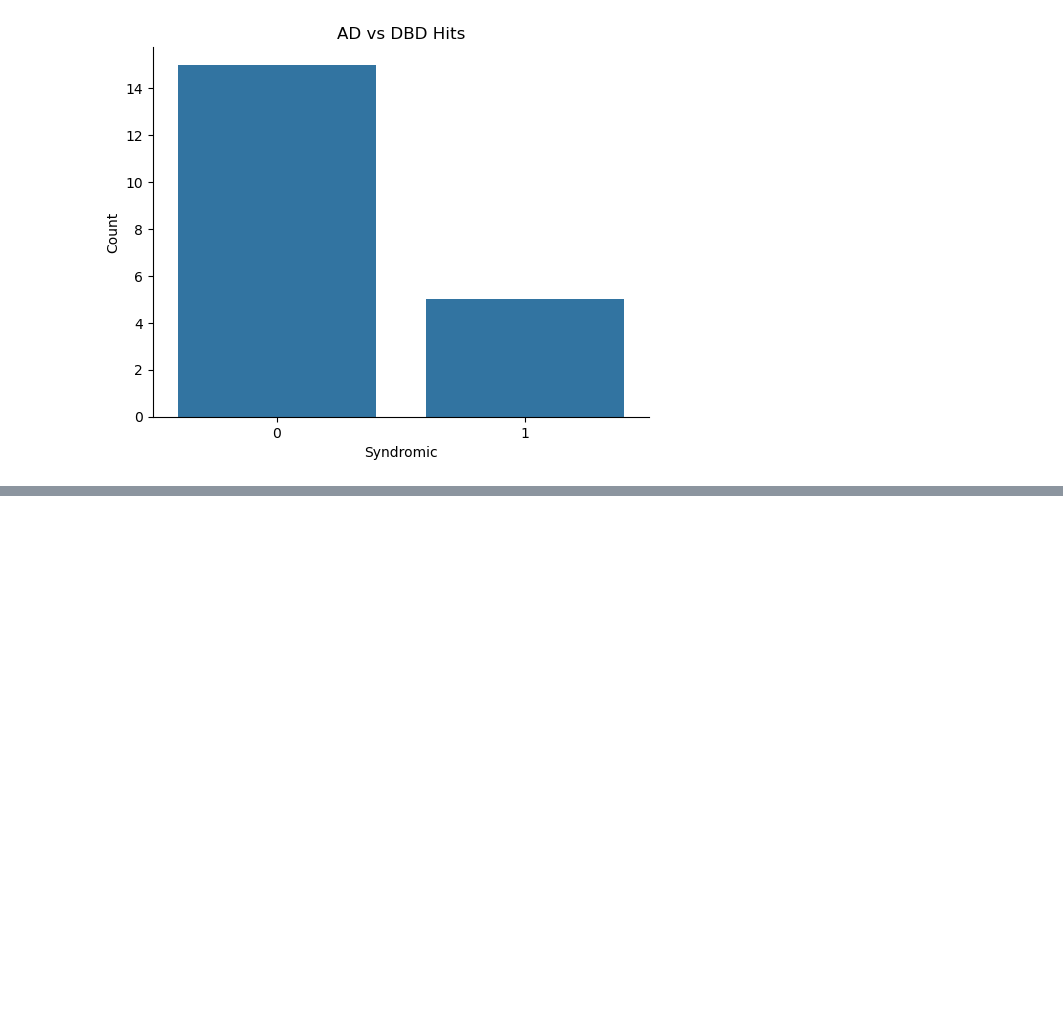
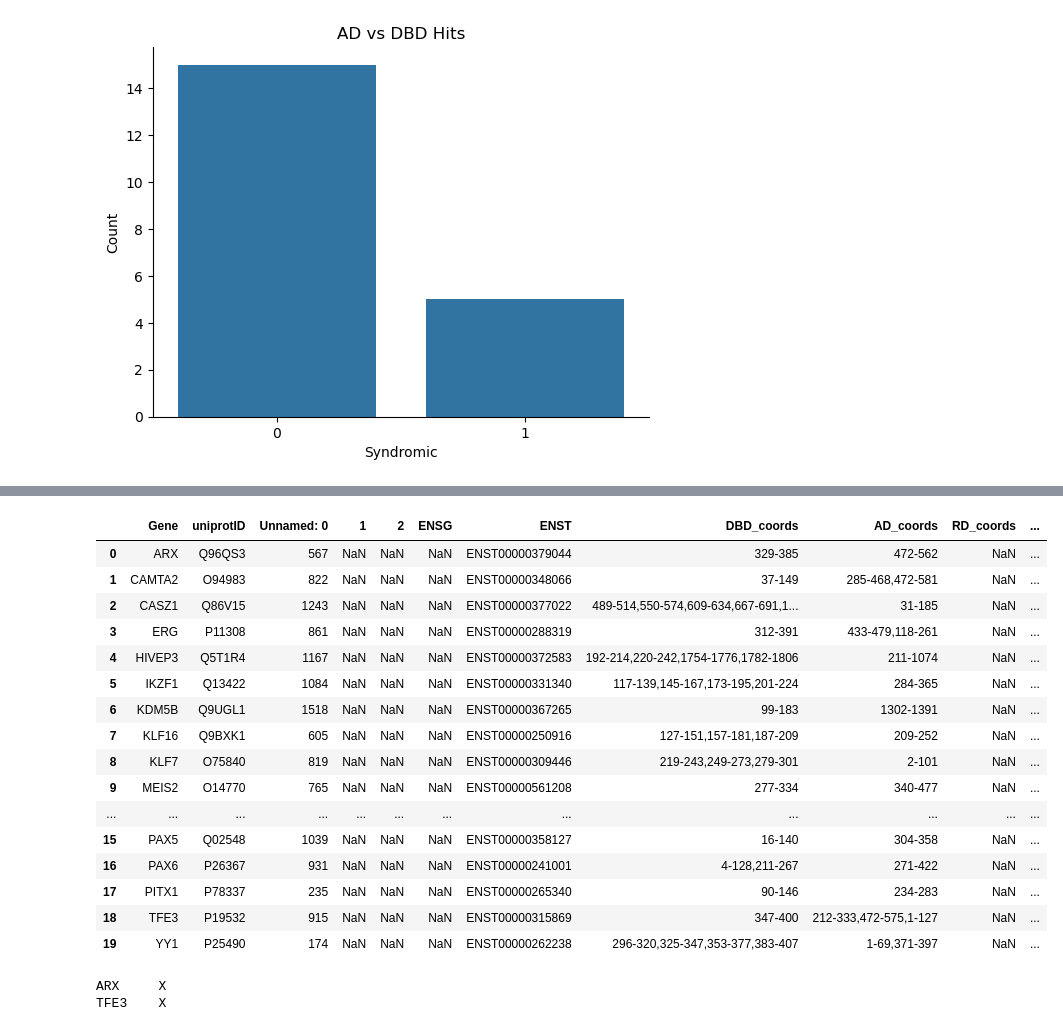
Before and after one commit to sanjanakotha/SFARI, a Jupyter notebook: notebooks/SFARI Conference Qs.ipynb, the cells around one changed output, grey strips where cells are left out. Saved outputs shown, nothing was run; the diff lists cells and outputs as text; code cells hidden in the pictures; blank space fills up the shorter version.

```diff
--- a/notebooks/SFARI Conference Qs.ipynb
+++ b/notebooks/SFARI Conference Qs.ipynb
@@ -97,0 +100,6 @@ Text(0, 0.5, 'Count')
+# %%
+known_ADs = pd.read_csv("../output/known_ADs_considering_isoforms_and_canonical.csv")
+hit_ADs = known_ADs[known_ADs["Gene"].isin(hits)]
+hit_ADs = hit_ADs[~hit_ADs["uniprotID"].str.contains("-")]
+hit_uniprotIDs = hit_ADs[["Gene", "uniprotID"]].drop_duplicates()
+hit_uniprotIDs
@@ -97,0 +124,30 @@ Text(0, 0.5, 'Count')
+# %%
+TF_tbl = pd.read_csv("../soto_analysis/outputs/all_TFs_table_proteins.txt", sep = "\t")
+hit_tbl = pd.merge(hit_uniprotIDs, TF_tbl, how = 'left')
+hit_tbl
+# %% [output]
+|  | Gene | uniprotID | Unnamed: 0 | 1 | 2 | ENSG | ENST | DBD_coords | AD_coords | RD_coords | ... |
+| 0 | ARX | Q96QS3 | 567 | NaN | NaN | NaN | ENST00000379044 | 329-385 | 472-562 | NaN | ... |
+| 1 | CAMTA2 | O94983 | 822 | NaN | NaN | NaN | ENST00000348066 | 37-149 | 285-468,472-581 | NaN | ... |
+| 2 | CASZ1 | Q86V15 | 1243 | NaN | NaN | NaN | ENST00000377022 | 489-514,550-574,609-634,667-691,1... | 31-185 | NaN | ... |
+| 3 | ERG | P11308 | 861 | NaN | NaN | NaN | ENST00000288319 | 312-391 | 433-479,118-261 | NaN | ... |
+| 4 | HIVEP3 | Q5T1R4 | 1167 | NaN | NaN | NaN | ENST00000372583 | 192-214,220-242,1754-1776,1782-1806 | 211-1074 | NaN | ... |
+| 5 | IKZF1 | Q13422 | 1084 | NaN | NaN | NaN | ENST00000331340 | 117-139,145-167,173-195,201-224 | 284-365 | NaN | ... |
+| 6 | KDM5B | Q9UGL1 | 1518 | NaN | NaN | NaN | ENST00000367265 | 99-183 | 1302-1391 | NaN | ... |
+| 7 | KLF16 | Q9BXK1 | 605 | NaN | NaN | NaN | ENST00000250916 | 127-151,157-181,187-209 | 209-252 | NaN | ... |
+| 8 | KLF7 | O75840 | 819 | NaN | NaN | NaN | ENST00000309446 | 219-243,249-273,279-301 | 2-101 | NaN | ... |
+| 9 | MEIS2 | O14770 | 765 | NaN | NaN | NaN | ENST00000561208 | 277-334 | 340-477 | NaN | ... |
+| ... | ... | ... | ... | ... | ... | ... | ... | ... | ... | ... | ... |
+| 15 | PAX5 | Q02548 | 1039 | NaN | NaN | NaN | ENST00000358127 | 16-140 | 304-358 | NaN | ... |
+| 16 | PAX6 | P26367 | 931 | NaN | NaN | NaN | ENST00000241001 | 4-128,211-267 | 271-422 | NaN | ... |
+| 17 | PITX1 | P78337 | 235 | NaN | NaN | NaN | ENST00000265340 | 90-146 | 234-283 | NaN | ... |
+| 18 | TFE3 | P19532 | 915 | NaN | NaN | NaN | ENST00000315869 | 347-400 | 212-333,472-575,1-127 | NaN | ... |
+| 19 | YY1 | P25490 | 174 | NaN | NaN | NaN | ENST00000262238 | 296-320,325-347,353-377,383-407 | 1-69,371-397 | NaN | ... |
+# %%
+for i in hit_tbl.index:
+    ENST_df = pd.read_csv("../soto_analysis/outputs/mutations/cds_bed_format/" + hit_tbl["ENST"].iloc[i], sep = "\t", header = None)
+    if ENST_df[0].iloc[0] == "X":
+        print(hit_tbl["Gene"].iloc[i] + "\t" + str(ENST_df[0].iloc[0]))
+# %% [output]
+ARX     X
+TFE3    X
```
Also changed, not shown: parts of 3 cells of this notebook, 7 other files.
